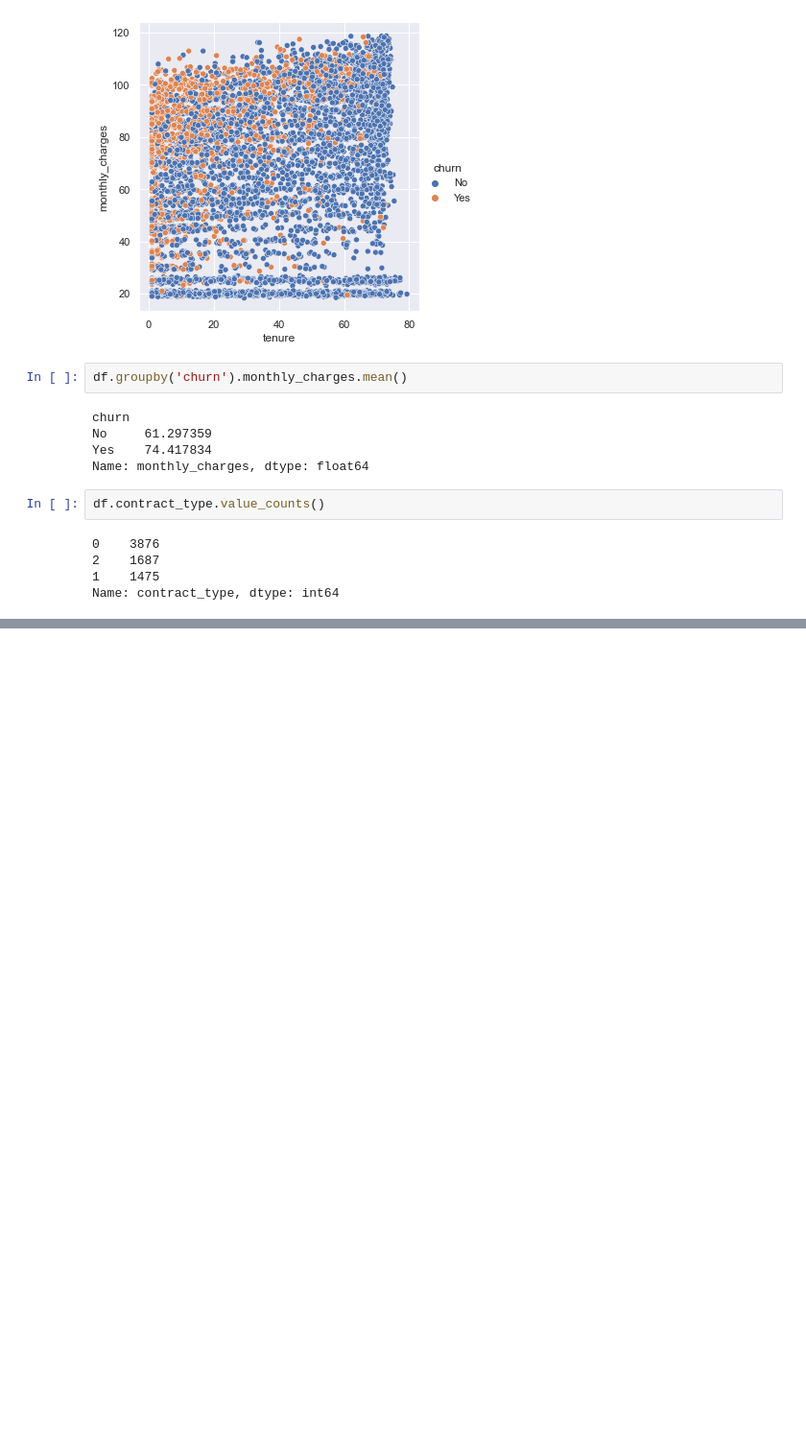
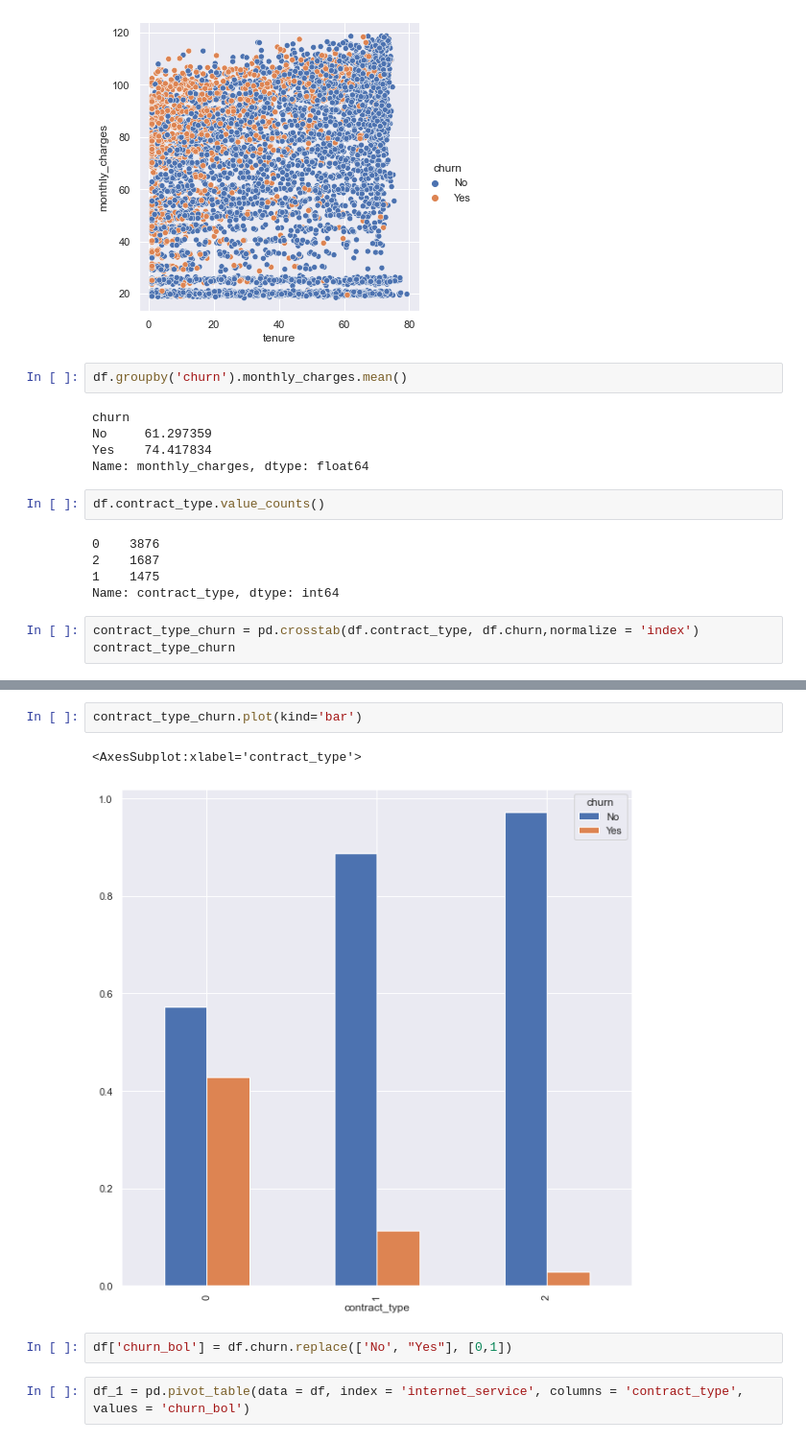
Before and after one commit to m3redithw/numpy-pandas-visualization-exercises, a Jupyter notebook: churn_analysis.ipynb, the cells around one changed output, grey strips where cells are left out. Shown at 96% size. Drawn from its saved outputs; the diff is of its cells as text; blank space fills up the shorter version.

Commit message:
added churn analysis

```diff
--- a/churn_analysis.ipynb
+++ b/churn_analysis.ipynb
@@ -177,3 +190,6 @@ df.contract_type.value_counts()
 2    1687
 1    1475
 Name: contract_type, dtype: int64
+# %%
+contract_type_churn = pd.crosstab(df.contract_type, df.churn,normalize = 'index')
+contract_type_churn
@@ -179,0 +202,9 @@ Name: contract_type, dtype: int64
+# %%
+contract_type_churn.plot(kind='bar')
+# %% [output]
+<AxesSubplot:xlabel='contract_type'>
+[figure, added]
+# %%
+df['churn_bol'] = df.churn.replace(['No', "Yes"], [0,1])
+# %%
+df_1 = pd.pivot_table(data = df, index = 'internet_service', columns = 'contract_type', values = 'churn_bol')
```
Also changed, not shown: parts of 4 cells of this notebook.
